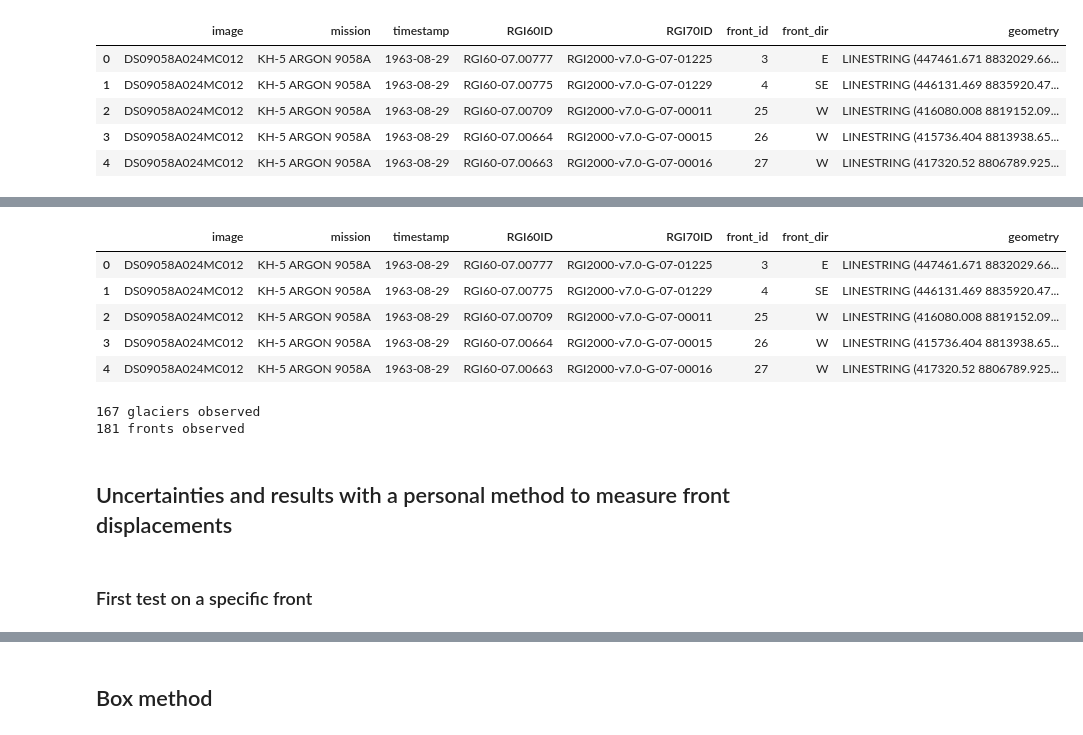
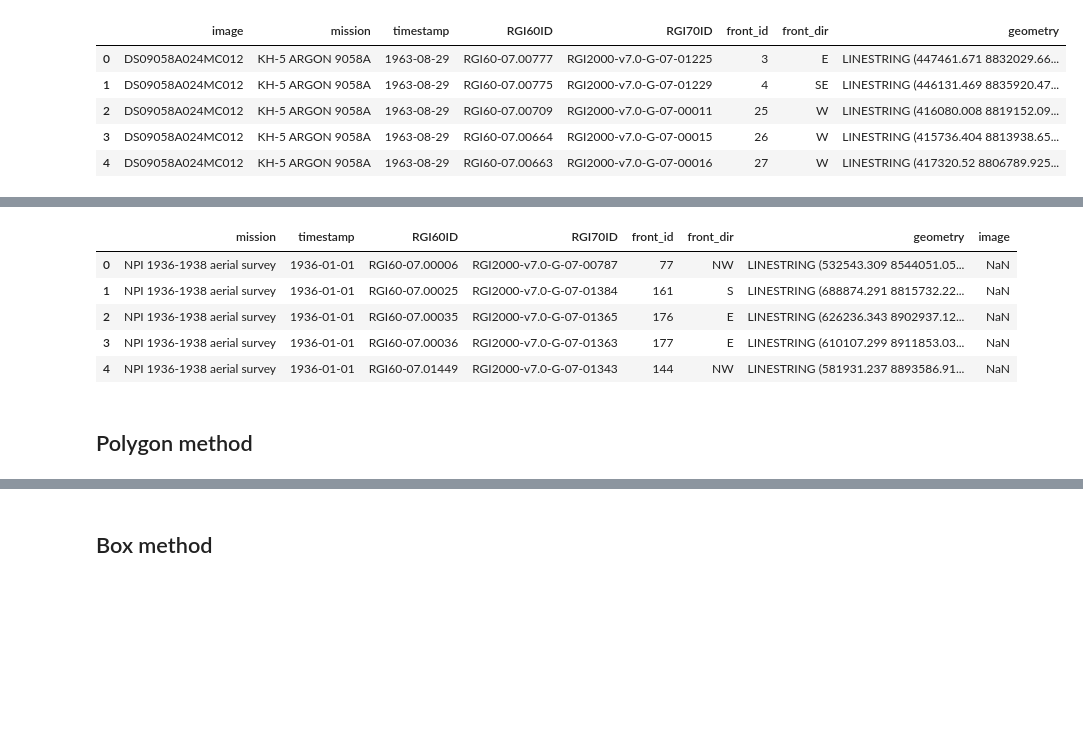
Before and after one commit to lorisdanjou/Svalbard_calving_fronts_1936-1978_data_analysis, a Jupyter notebook: uncertainties.ipynb, the cells around one changed output, grey strips where cells are left out. Drawn from its saved outputs; the diff is of its cells as text; code cells hidden in the pictures; blank space fills up the shorter version.

```diff
--- a/uncertainties.ipynb
+++ b/uncertainties.ipynb
@@ -34,3 +34,6 @@ landsat_fronts.head()
 | 2 | LM02_L1GS_245002_19760505_2020090... | Landsat 2 MSS | 1976-05-05 | RGI60-07.00775 | RGI2000-v7.0-G-07-01229 | 4 | SE | LINESTRING (446105.553 8836403.01... |
 | 3 | LM02_L1GS_245002_19760505_2020090... | Landsat 2 MSS | 1976-05-05 | RGI60-07.00794 | RGI2000-v7.0-G-07-01268 | 5 | NE | LINESTRING (445687.662 8843966.16... |
 | 4 | LM02_L1GS_245002_19760505_2020090... | Landsat 2 MSS | 1976-05-05 | RGI60-07.00790 | RGI2000-v7.0-G-07-01266 | 6 | NE | LINESTRING (442212.658 8844269.30... |
+# %%
+npi_fronts = gpd.read_file(posixpath.join(data_root, "NPI_fronts/NPI_fronts.shp")).to_crs(epsg=25833)
+npi_fronts.head()
@@ -37,20 +47,12 @@ landsat_fronts.head()
 # %%
-all_fronts = pd.concat([kh_fronts, landsat_fronts], ignore_index=True)
+all_fronts = pd.concat([npi_fronts, kh_fronts, landsat_fronts], ignore_index=True)
 all_fronts.head()
 # %% [output]
-|  | image | mission | timestamp | RGI60ID | RGI70ID | front_id | front_dir | geometry |
-| 0 | DS09058A024MC012 | KH-5 ARGON 9058A | 1963-08-29 | RGI60-07.00777 | RGI2000-v7.0-G-07-01225 | 3 | E | LINESTRING (447461.671 8832029.66... |
-| 1 | DS09058A024MC012 | KH-5 ARGON 9058A | 1963-08-29 | RGI60-07.00775 | RGI2000-v7.0-G-07-01229 | 4 | SE | LINESTRING (446131.469 8835920.47... |
-| 2 | DS09058A024MC012 | KH-5 ARGON 9058A | 1963-08-29 | RGI60-07.00709 | RGI2000-v7.0-G-07-00011 | 25 | W | LINESTRING (416080.008 8819152.09... |
-| 3 | DS09058A024MC012 | KH-5 ARGON 9058A | 1963-08-29 | RGI60-07.00664 | RGI2000-v7.0-G-07-00015 | 26 | W | LINESTRING (415736.404 8813938.65... |
-| 4 | DS09058A024MC012 | KH-5 ARGON 9058A | 1963-08-29 | RGI60-07.00663 | RGI2000-v7.0-G-07-00016 | 27 | W | LINESTRING (417320.52 8806789.925... |
+|  | mission | timestamp | RGI60ID | RGI70ID | front_id | front_dir | geometry | image |
+| 0 | NPI 1936-1938 aerial survey | 1936-01-01 | RGI60-07.00006 | RGI2000-v7.0-G-07-00787 | 77 | NW | LINESTRING (532543.309 8544051.05... | NaN |
+| 1 | NPI 1936-1938 aerial survey | 1936-01-01 | RGI60-07.00025 | RGI2000-v7.0-G-07-01384 | 161 | S | LINESTRING (688874.291 8815732.22... | NaN |
+| 2 | NPI 1936-1938 aerial survey | 1936-01-01 | RGI60-07.00035 | RGI2000-v7.0-G-07-01365 | 176 | E | LINESTRING (626236.343 8902937.12... | NaN |
+| 3 | NPI 1936-1938 aerial survey | 1936-01-01 | RGI60-07.00036 | RGI2000-v7.0-G-07-01363 | 177 | E | LINESTRING (610107.299 8911853.03... | NaN |
+| 4 | NPI 1936-1938 aerial survey | 1936-01-01 | RGI60-07.01449 | RGI2000-v7.0-G-07-01343 | 144 | NW | LINESTRING (581931.237 8893586.91... | NaN |
-# %%
-print(len(all_fronts.RGI70ID.value_counts()), "glaciers observed")
-print(len(all_fronts.front_id.value_counts()), "fronts observed")
-# %% [output]
-167 glaciers observed
-181 fronts observed
 # %% [markdown]
-## Uncertainties and results with a personal method to measure front displacements
+## Polygon method
-# %% [markdown]
-### First test on a specific front
```
Also changed, not shown: parts of 30 cells of this notebook, 20 other files.
